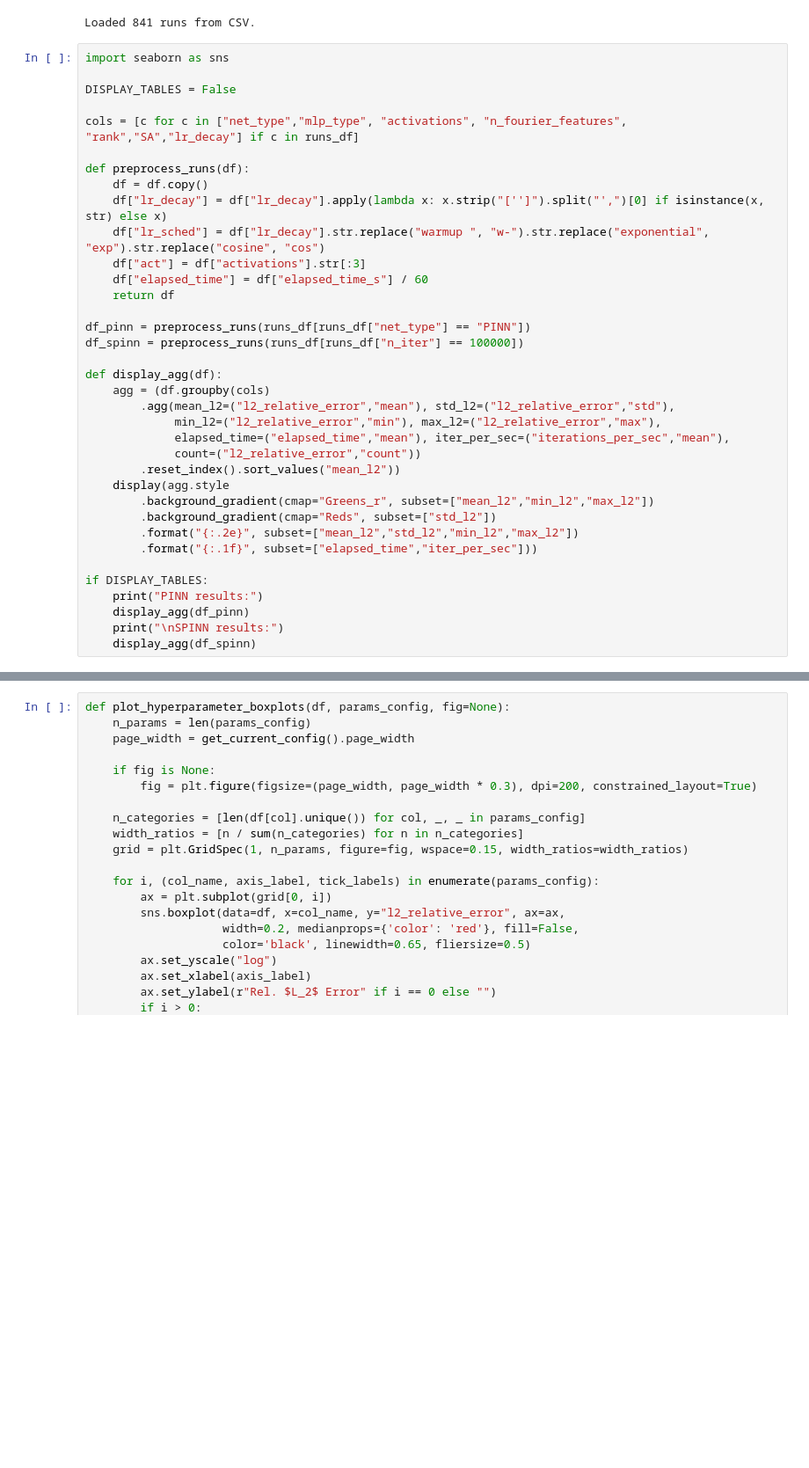
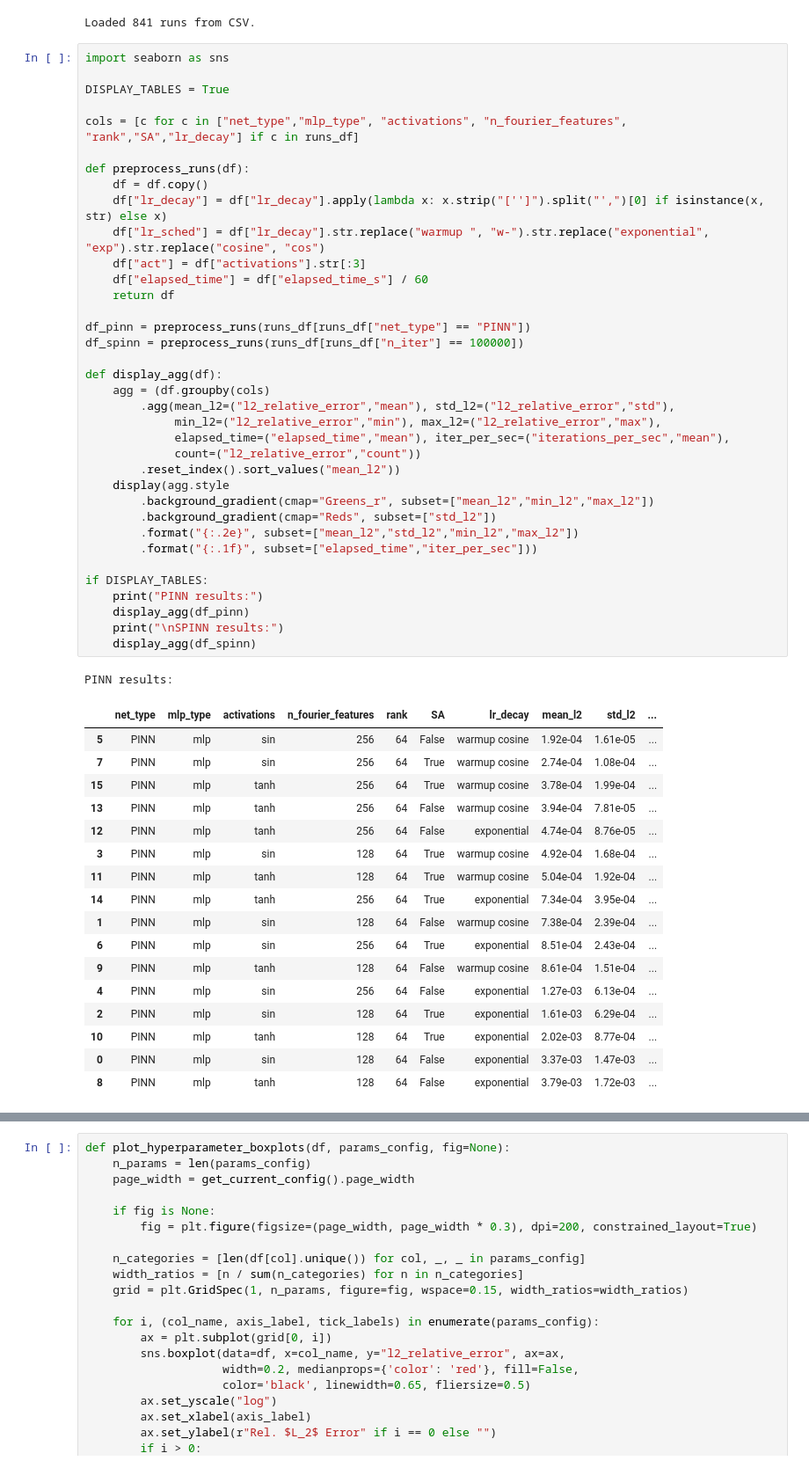
Before and after one commit to bonneted/PhD, a Jupyter notebook: chapters/III_ImprovingPINNs/05_improving_spinn_ac.ipynb, the cells around one changed output, grey strips where cells are left out. Shown at 88% size. Saved outputs shown, nothing was run; the diff lists cells and outputs as text; blank space fills up the shorter version.

```diff
--- a/chapters/III_ImprovingPINNs/05_improving_spinn_ac.ipynb
+++ b/chapters/III_ImprovingPINNs/05_improving_spinn_ac.ipynb
@@ -748,36 +748,55 @@ Loaded 841 runs from CSV.
 # %%
 import seaborn as sns
 
-DISPLAY_TABLES = False
+DISPLAY_TABLES = True
 
 cols = [c for c in ["net_type","mlp_type", "activations", "n_fourier_features", "rank","SA","lr_decay"] if c in runs_df]
 
 def preprocess_runs(df):
     df = df.copy()
     df["lr_decay"] = df["lr_decay"].apply(lambda x: x.strip("['']").split("',")[0] if isinstance(x, str) else x)
     df["lr_sched"] = df["lr_decay"].str.replace("warmup ", "w-").str.replace("exponential", "exp").str.replace("cosine", "cos")
     df["act"] = df["activations"].str[:3]
     df["elapsed_time"] = df["elapsed_time_s"] / 60
     return df
 
 df_pinn = preprocess_runs(runs_df[runs_df["net_type"] == "PINN"])
 df_spinn = preprocess_runs(runs_df[runs_df["n_iter"] == 100000])
 
 def display_agg(df):
     agg = (df.groupby(cols)
         .agg(mean_l2=("l2_relative_error","mean"), std_l2=("l2_relative_error","std"),
              min_l2=("l2_relative_error","min"), max_l2=("l2_relative_error","max"),
              elapsed_time=("elapsed_time","mean"), iter_per_sec=("iterations_per_sec","mean"),
              count=("l2_relative_error","count"))
         .reset_index().sort_values("mean_l2"))
     display(agg.style
         .background_gradient(cmap="Greens_r", subset=["mean_l2","min_l2","max_l2"])
         .background_gradient(cmap="Reds", subset=["std_l2"])
         .format("{:.2e}", subset=["mean_l2","std_l2","min_l2","max_l2"])
         .format("{:.1f}", subset=["elapsed_time","iter_per_sec"]))
 
 if DISPLAY_TABLES:
     print("PINN results:")
     display_agg(df_pinn)
     print("\nSPINN results:")
     display_agg(df_spinn)
+# %% [output]
+PINN results:
+|  | net_type | mlp_type | activations | n_fourier_features | rank | SA | lr_decay | mean_l2 | std_l2 | ... |
+| 5 | PINN | mlp | sin | 256 | 64 | False | warmup cosine | 1.92e-04 | 1.61e-05 | ... |
+| 7 | PINN | mlp | sin | 256 | 64 | True | warmup cosine | 2.74e-04 | 1.08e-04 | ... |
+| 15 | PINN | mlp | tanh | 256 | 64 | True | warmup cosine | 3.78e-04 | 1.99e-04 | ... |
+| 13 | PINN | mlp | tanh | 256 | 64 | False | warmup cosine | 3.94e-04 | 7.81e-05 | ... |
+| 12 | PINN | mlp | tanh | 256 | 64 | False | exponential | 4.74e-04 | 8.76e-05 | ... |
+| 3 | PINN | mlp | sin | 128 | 64 | True | warmup cosine | 4.92e-04 | 1.68e-04 | ... |
+| 11 | PINN | mlp | tanh | 128 | 64 | True | warmup cosine | 5.04e-04 | 1.92e-04 | ... |
+| 14 | PINN | mlp | tanh | 256 | 64 | True | exponential | 7.34e-04 | 3.95e-04 | ... |
+| 1 | PINN | mlp | sin | 128 | 64 | False | warmup cosine | 7.38e-04 | 2.39e-04 | ... |
+| 6 | PINN | mlp | sin | 256 | 64 | True | exponential | 8.51e-04 | 2.43e-04 | ... |
+| 9 | PINN | mlp | tanh | 128 | 64 | False | warmup cosine | 8.61e-04 | 1.51e-04 | ... |
+| 4 | PINN | mlp | sin | 256 | 64 | False | exponential | 1.27e-03 | 6.13e-04 | ... |
+| 2 | PINN | mlp | sin | 128 | 64 | True | exponential | 1.61e-03 | 6.29e-04 | ... |
+| 10 | PINN | mlp | tanh | 128 | 64 | True | exponential | 2.02e-03 | 8.77e-04 | ... |
+| 0 | PINN | mlp | sin | 128 | 64 | False | exponential | 3.37e-03 | 1.47e-03 | ... |
+| 8 | PINN | mlp | tanh | 128 | 64 | False | exponential | 3.79e-03 | 1.72e-03 | ... |
```
Also changed, not shown: parts of 4 cells of this notebook, 5 other files.
